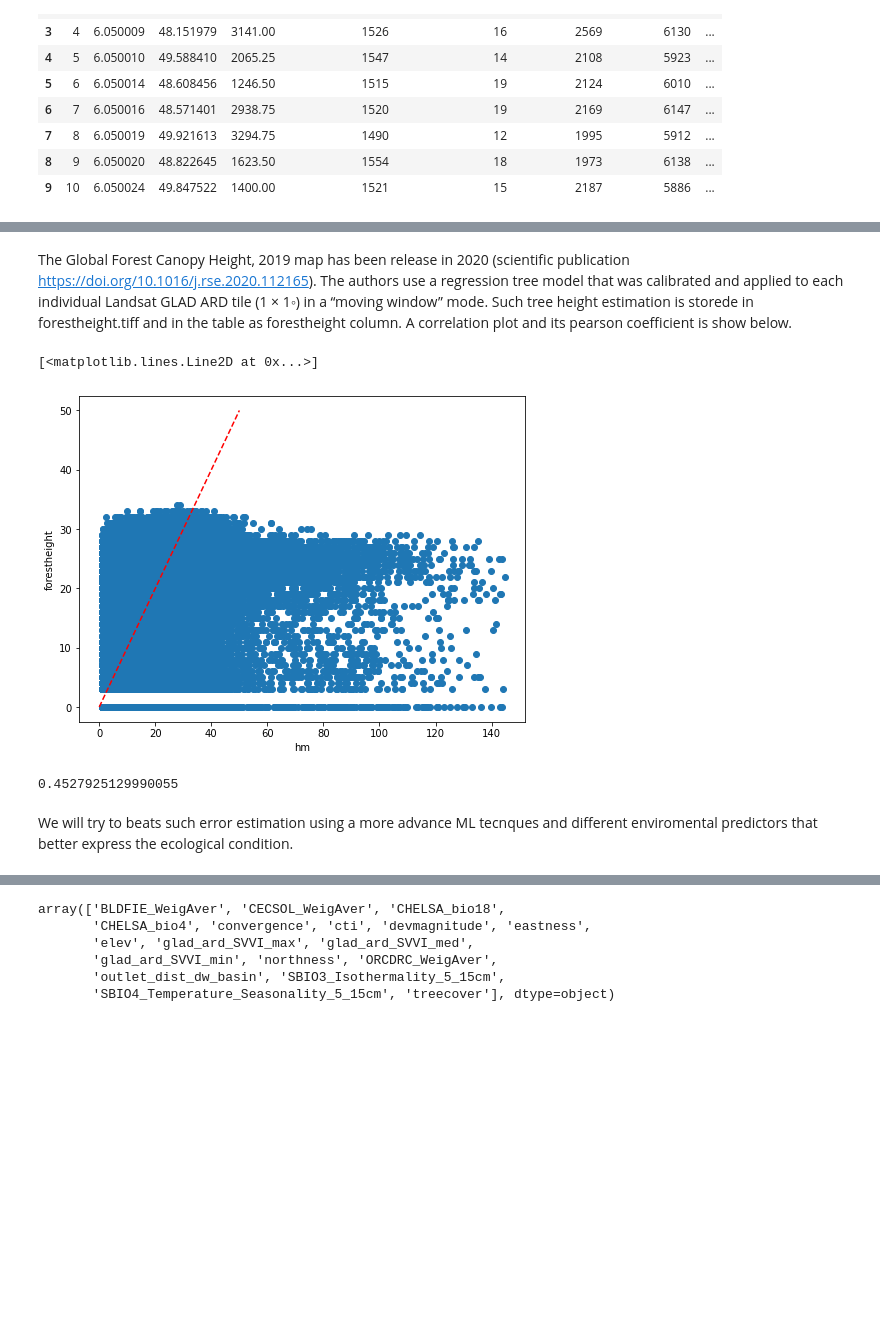
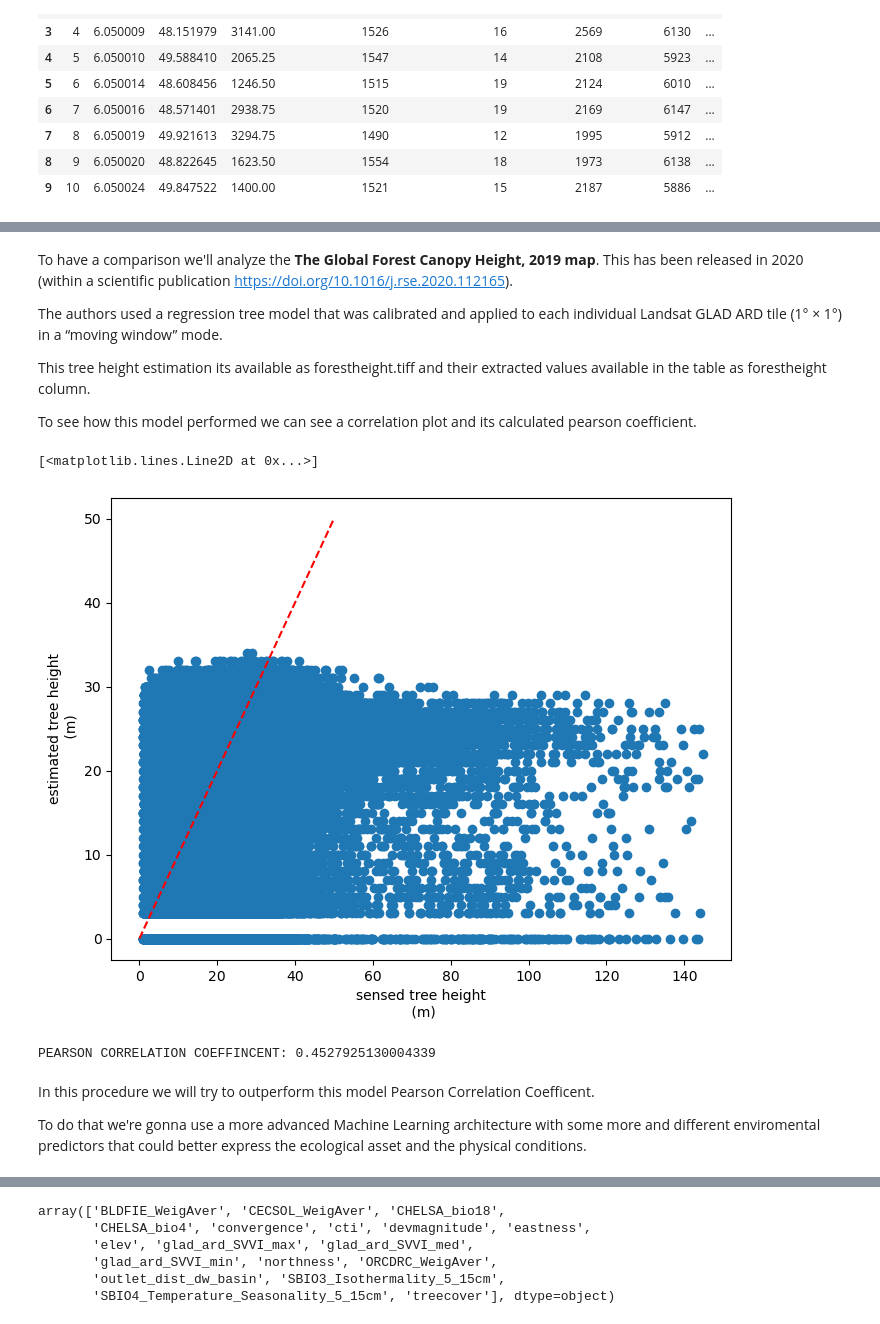
Before and after one commit to selvaje/SE_data, a Jupyter notebook: exercise/Tree_Height_03RF_pred_SM.ipynb, the cells around one changed output, grey strips where cells are left out. Saved outputs shown, nothing was run; the diff lists cells and outputs as text; code cells hidden in the pictures; blank space fills up the shorter version.

```diff
--- a/exercise/Tree_Height_03RF_pred_SM.ipynb
+++ b/exercise/Tree_Height_03RF_pred_SM.ipynb
@@ -134,22 +170,32 @@ plt.hist((predictors_sel['hm']),bins,alpha=0.8);
 # %% [markdown]
-The Global Forest Canopy Height, 2019 map has been release in 2020 (scientific publication https://doi.org/10.1016/j.rse.2020.112165). The authors use a regression tree model that was calibrated and applied to each individual Landsat GLAD ARD tile (1 × 1◦) in a “moving window” mode. Such tree height estimation is storede in forestheight.tiff and in the table as forestheight column.
-A correlation plot and its pearson coefficient is show below.
+To have a comparison we'll analyze the **The Global Forest Canopy Height, 2019 map**.
+This has been released in 2020 (within a scientific publication https://doi.org/10.1016/j.rse.2020.112165).
+
+The authors used a regression tree model that was calibrated and applied to each individual Landsat GLAD ARD tile (1° × 1°) in a “moving window” mode.
+
+This tree height estimation its available as forestheight.tiff and their extracted values available in the table as forestheight column.
+
+To see how this model performed we can see a correlation plot and its calculated pearson coefficient.
 # %%
 plt.rcParams["figure.figsize"] = (8,6)
 plt.scatter(predictors['h']/100,predictors['forestheight'])
-plt.xlabel('hm')
-plt.ylabel('forestheight')
+plt.xlabel('sensed tree height\n (m)')
+plt.ylabel('estimated tree height\n (m)')
 ident = [0, 50]
 plt.plot(ident,ident,'r--')
 # %% [output]
 [<matplotlib.lines.Line2D at 0x...>]
-[figure, old version]
+[figure, new version]
 # %%
+# calculating the pearson correlation index
 pearsonr_Publication_Estimation = pearsonr(predictors['h'],predictors['forestheight'])[0]
-pearsonr_Publication_Estimation
+
+print("PEARSON CORRELATION COEFFINCENT:", pearsonr_Publication_Estimation)
 # %% [output]
-0.4527925129990055
+PEARSON CORRELATION COEFFINCENT: 0.4527925130004339
-# %% [markdown]
-We will try to beats such error estimation using a more advance ML tecnques and different enviromental predictors that better express the ecological condition.
+# %% [markdown]
+In this procedure we will try to outperform this model Pearson Correlation Coefficent.
+
+To do that we're gonna use a more advanced Machine Learning architecture with some more and different enviromental predictors that could better express the ecological asset and the physical conditions.
 # %% [markdown]
 ## Data set splitting
```
Also changed, not shown: parts of 93 cells of this notebook.
